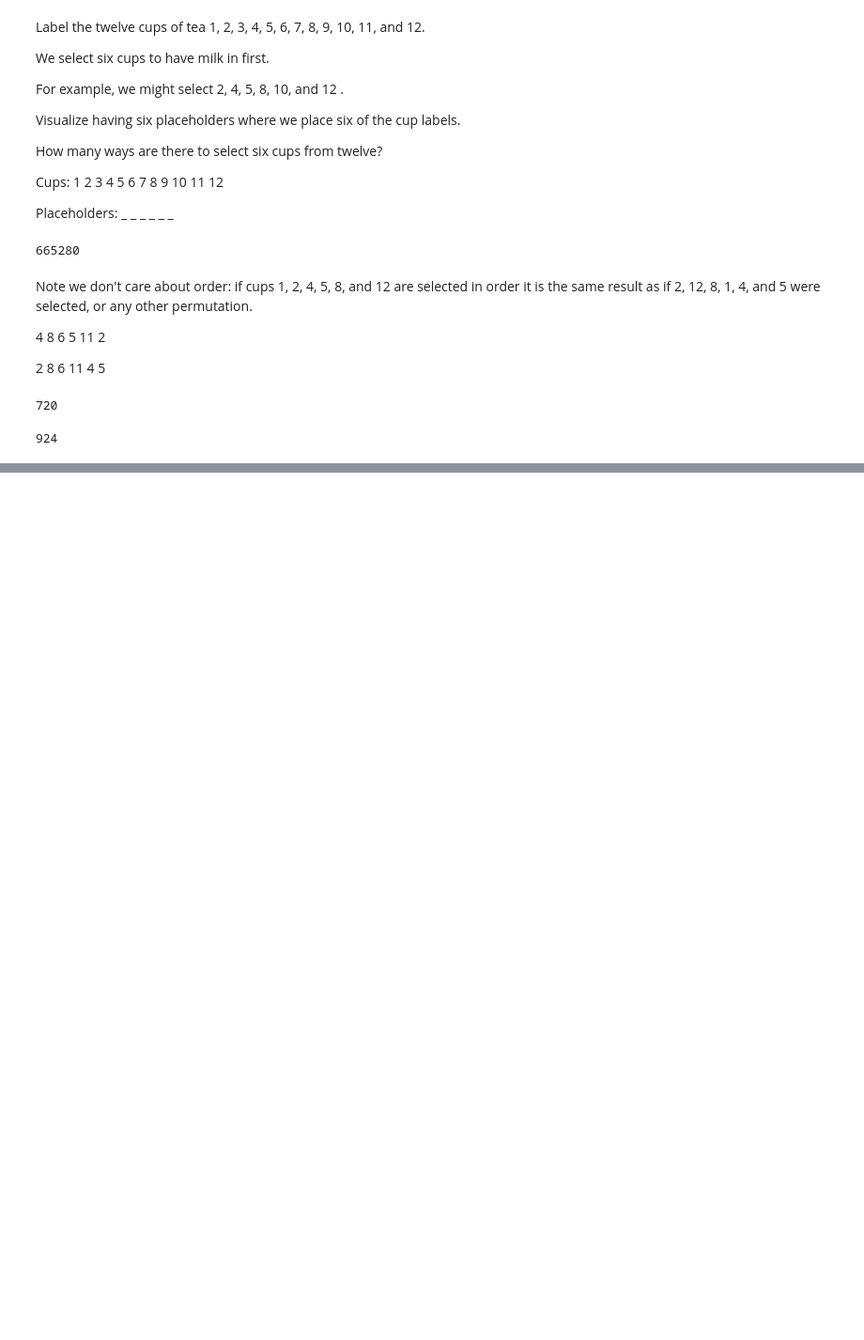
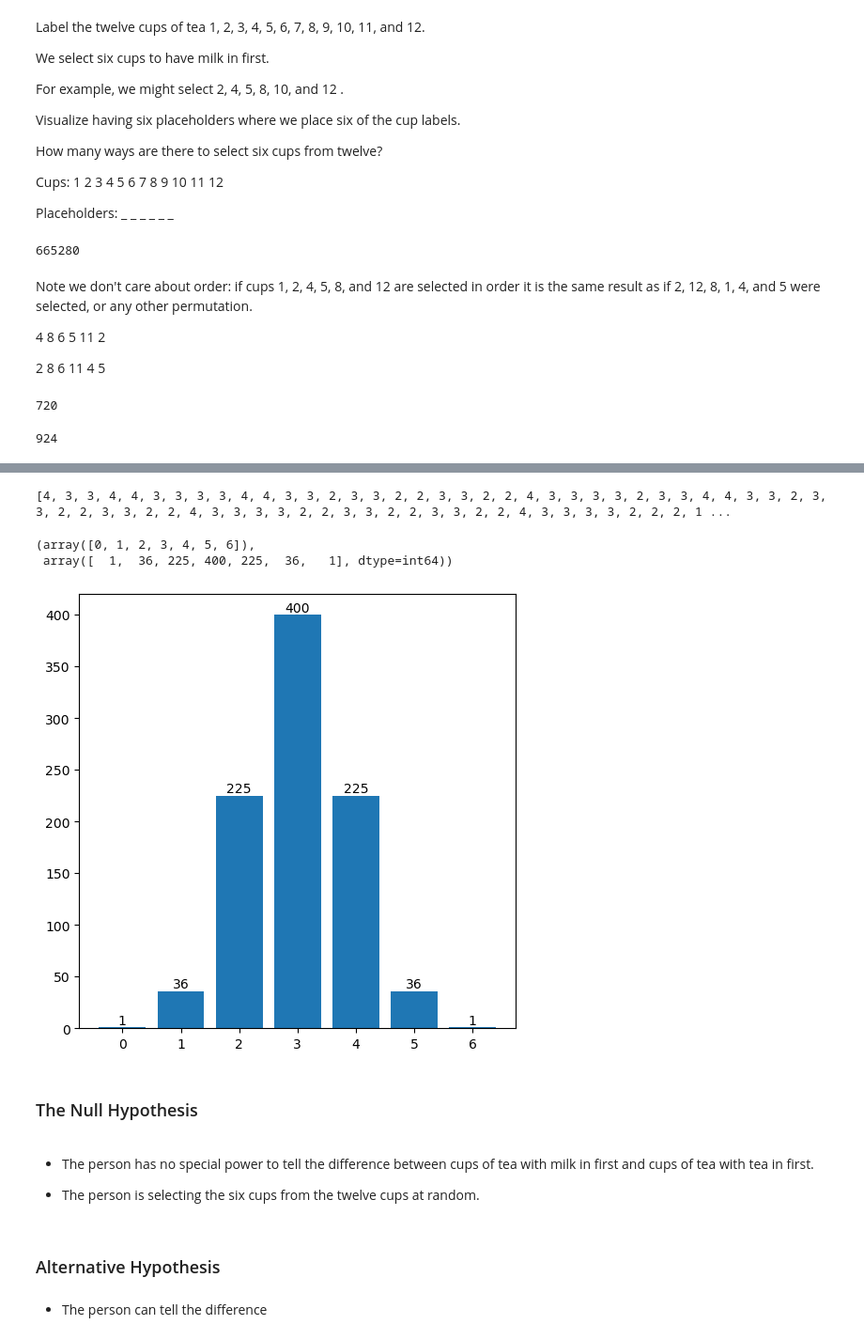
Before and after one commit to ECronin1973/Applied_Statistics_MyWork, a Jupyter notebook: tasks.ipynb, the cells around one changed output, grey strips where cells are left out. Shown: that part at 94% size. Saved outputs shown, nothing was run; the diff lists cells and outputs as text; code cells hidden in the pictures; blank space fills up the shorter version.

```diff
--- a/tasks.ipynb
+++ b/tasks.ipynb
@@ -121,0 +240,10 @@ no_combs
+# %%
+# Select six cups at random to put milk in first.
+# https://docs.python.org/3/library/random.html#random.sample
+labels_milk = random.sample(labels, 6)
+
+# Sort, inplace.
+labels_milk.sort()
+
+# Show.
+labels_milk
@@ -121,0 +258,16 @@ no_combs
+# %%
+# Calculate the overlap between each element of combs and labels_milk.
+
+no_overlaps = []
+
+for comb in combs:
+  # Turn comb into a set.
+  s1 = set(comb)
+  # Turn labels_milk into a set.
+  s2 = set(labels_milk)
+  # Figure out where they overlap.
+  overlap = s1.intersection(s2)
+  # Show the combination and the overlap.
+  print(comb, overlap, len(overlap))
+  # Append overlap to no_overlaps.
+  no_overlaps.append(len(overlap))
@@ -121,0 +292,39 @@ no_combs
+# %%
+# Show the overlaps.
+print(no_overlaps)
+# %% [output]
+[4, 3, 3, 4, 4, 3, 3, 3, 3, 4, 4, 3, 3, 2, 3, 3, 2, 2, 3, 3, 2, 2, 4, 3, 3, 3, 3, 2, 3, 3, 4, 4, 3, 3, 2, 3, 3, 2, 2, 3, 3, 2, 2, 4, 3, 3, 3, 3, 2, 2, 3, 3, 2, 2, 3, 3, 2, 2, 4, 3, 3, 3, 3, 2, 2, 2, 1 ...
+# %%
+# Count the number of times each overlap occurs.
+counts = np.unique(no_overlaps, return_counts=True)
+
+# Show.
+counts
+# %% [output]
+(array([0, 1, 2, 3, 4, 5, 6]),
+ array([  1,  36, 225, 400, 225,  36,   1], dtype=int64))
+# %%
+# Create a figure.
+fig, ax = plt.subplots(figsize=(6, 6))
+
+# Bar chart.
+bars = ax.bar(counts[0], counts[1])
+
+# Display values on top of bars
+for bar in bars:
+    height = bar.get_height()
+    ax.text(bar.get_x() + bar.get_width() / 2., height, f'{height}', ha='center', va='bottom')
+# Show the plot
+plt.show()
+# %% [output]
+[figure, added]
+# %% [markdown]
+### The Null Hypothesis ###
+# %% [markdown]
+* The person has no special power to tell the difference between cups of tea with milk in first and cups of tea with tea in first.
+
+* The person is selecting the six cups from the twelve cups at random.
+# %% [markdown]
+### Alternative Hypothesis ###
+# %% [markdown]
+* The person can tell the difference
```
Also changed, not shown: parts of 19 cells of this notebook, 1 other file.
